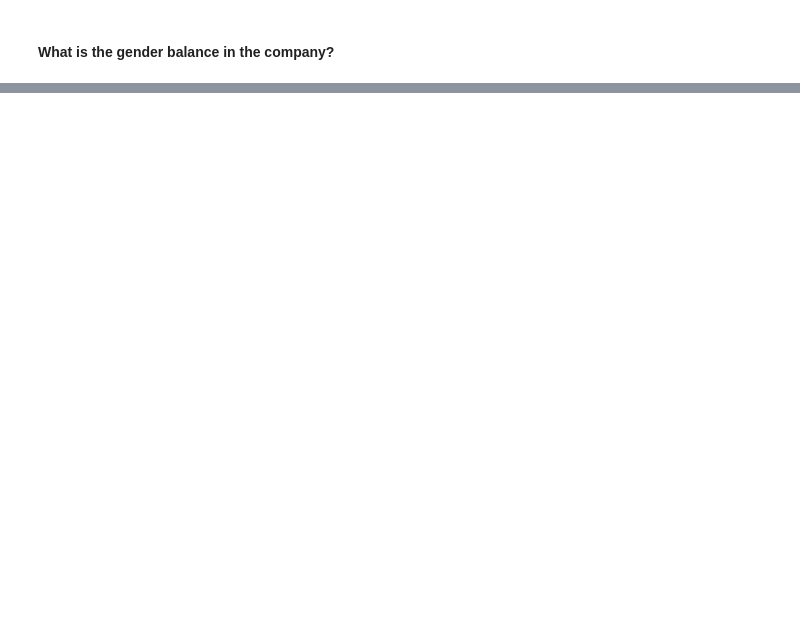
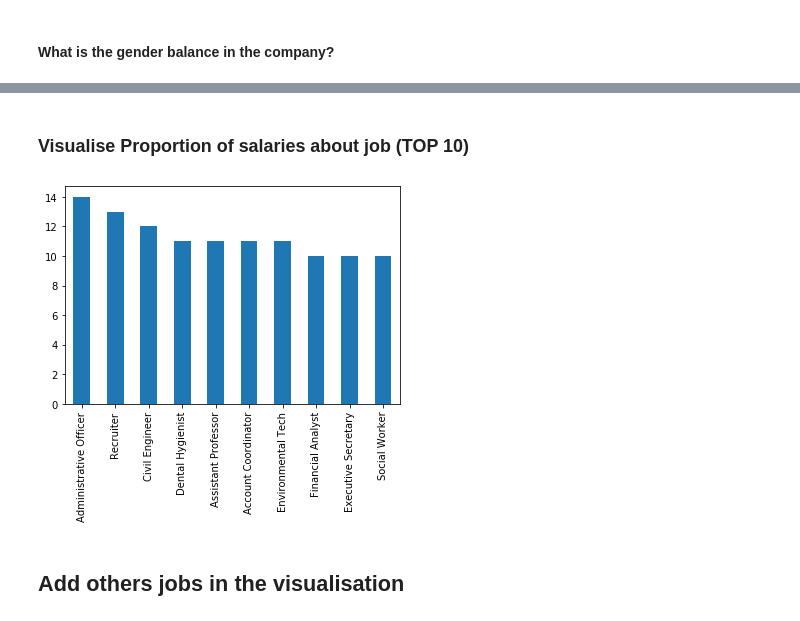
Before and after one commit to MohamedElGuendouz/mohamedelguendouz.github.io, a Jupyter notebook: projects/Create KPI's/Create_KPI's.ipynb, the cells around one changed output, grey strips where cells are left out. Cells and saved outputs as stored; diff of their text form; code cells hidden in the pictures; blank space fills up the shorter version.

```diff
--- a/projects/Create KPI's/Create_KPI's.ipynb
+++ b/projects/Create KPI's/Create_KPI's.ipynb
@@ -83,0 +76,8 @@ Name: gender, dtype: object
+# %% [markdown]
+### Visualise Proportion of salaries about job (TOP 10)
+# %%
+df['job'].value_counts().head(10).plot(kind='bar');
+# %% [output]
+[figure, added]
+# %% [markdown]
+## Add others jobs in the visualisation
```
Also changed, not shown: parts of 12 cells of this notebook, 10 other files.
